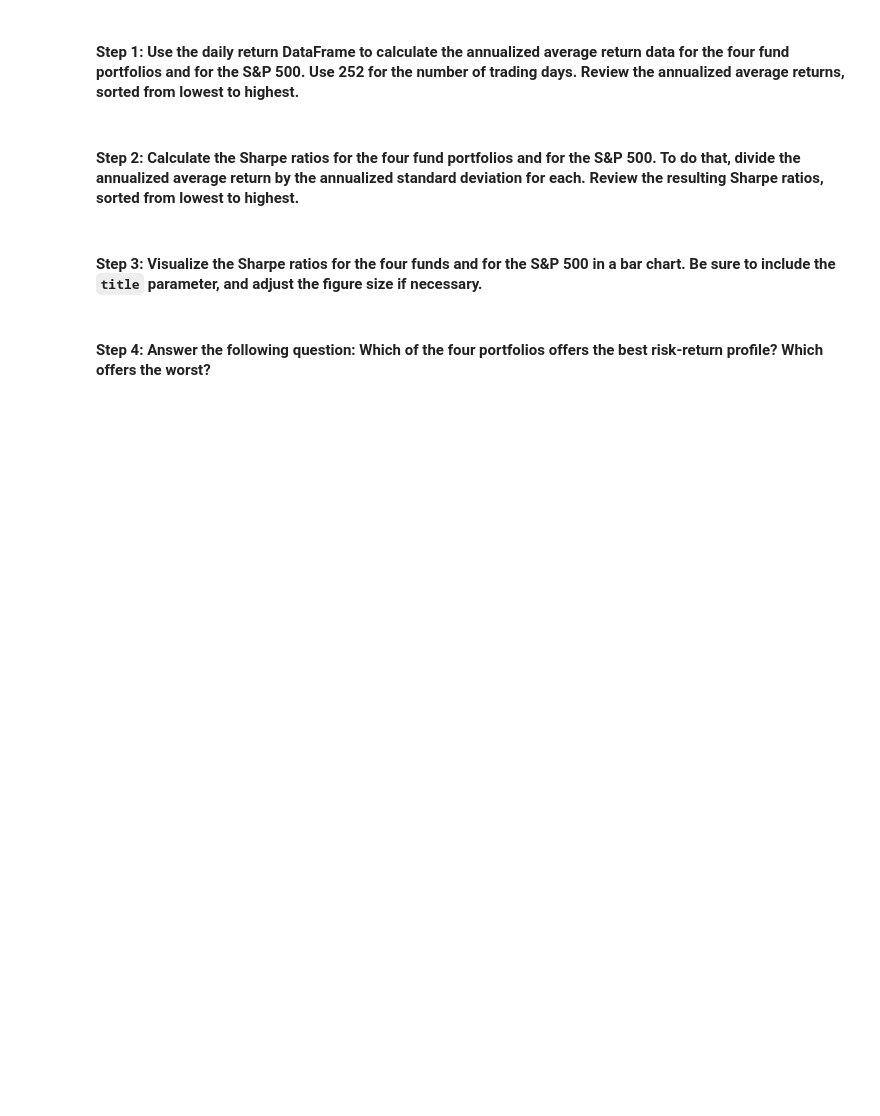
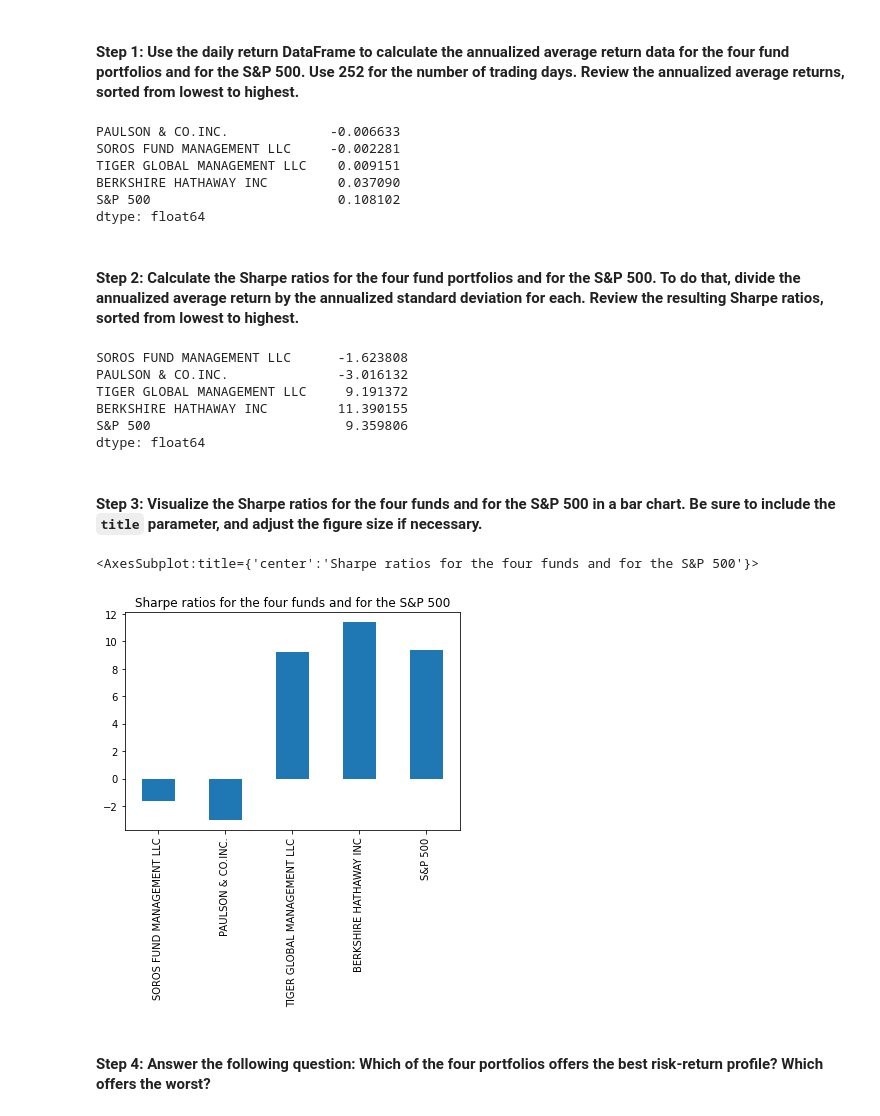
Before and after one commit to srn1358/Portfolio_Risk_and_Return, a Jupyter notebook: risk_return_analysis.ipynb, the cells around one changed output. Saved outputs shown, nothing was run; the diff lists cells and outputs as text; code cells hidden in the pictures; blank space fills up the shorter version.

```diff
--- a/risk_return_analysis.ipynb
+++ b/risk_return_analysis.ipynb
@@ -333,19 +333,38 @@ To determine the overall risk of an asset or portfolio, quantitative analysts an
 # Calculate the annual average return data for the for fund portfolios and the S&P 500
 # Use 252 as the number of trading days in the year
 # Review the annual average returns sorted from lowest to highest
-# YOUR CODE HERE
+average_annual_return_four_portfolios = daily_returns.mean() * 252
+average_annual_return_four_portfolios.sort_values()
+# %% [output]
+PAULSON & CO.INC.             -0.006633
+SOROS FUND MANAGEMENT LLC     -0.002281
+TIGER GLOBAL MANAGEMENT LLC    0.009151
+BERKSHIRE HATHAWAY INC         0.037090
+S&P 500                        0.108102
+dtype: float64
 # %% [markdown]
 #### Step 2: Calculate the Sharpe ratios for the four fund portfolios and for the S&P 500. To do that, divide the annualized average return by the annualized standard deviation for each. Review the resulting Sharpe ratios, sorted from lowest to highest.
 # %%
 # Calculate the annualized Sharpe Ratios for each of the 4 portfolios and the S&P 500.
 # Review the Sharpe ratios sorted lowest to highest
-# YOUR CODE HERE
+Sharpe_ratios=average_annual_return_four_portfolios/(daily_returns.std())
+Sharpe_ratios
+# %% [output]
+SOROS FUND MANAGEMENT LLC      -1.623808
+PAULSON & CO.INC.              -3.016132
+TIGER GLOBAL MANAGEMENT LLC     9.191372
+BERKSHIRE HATHAWAY INC         11.390155
+S&P 500                         9.359806
+dtype: float64
 # %% [markdown]
 #### Step 3: Visualize the Sharpe ratios for the four funds and for the S&P 500 in a bar chart. Be sure to include the `title` parameter, and adjust the figure size if necessary.
 # %%
 # Visualize the Sharpe ratios as a bar chart
 # Include a title parameter and adjust the figure size
-# YOUR CODE HERE
+Sharpe_ratios.plot.bar(title="Sharpe ratios for the four funds and for the S&P 500")
+# %% [output]
+<AxesSubplot:title={'center':'Sharpe ratios for the four funds and for the S&P 500'}>
+[figure, added]
 # %% [markdown]
 #### Step 4: Answer the following question: Which of the four portfolios offers the best risk-return profile? Which offers the worst?
 # %% [markdown]
```
Also changed, not shown: parts of 20 cells of this notebook.
